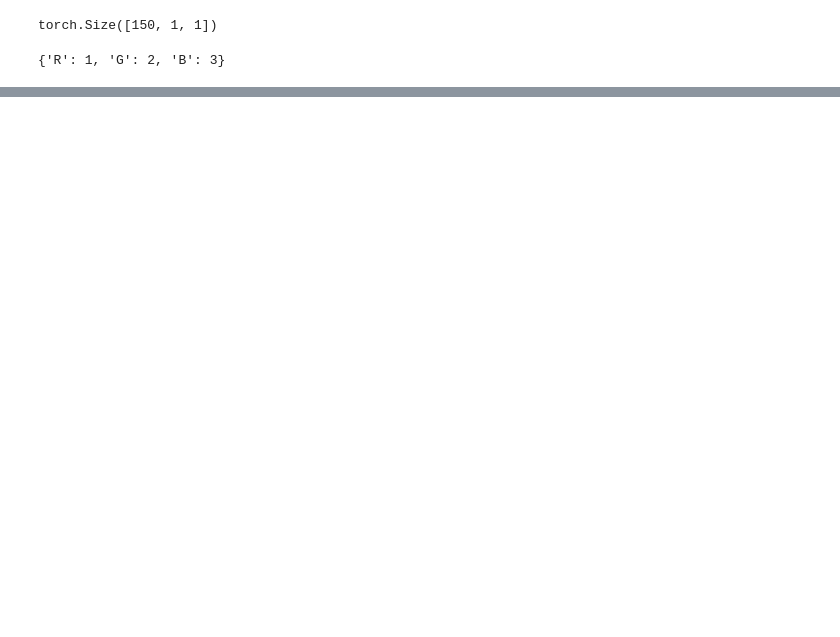
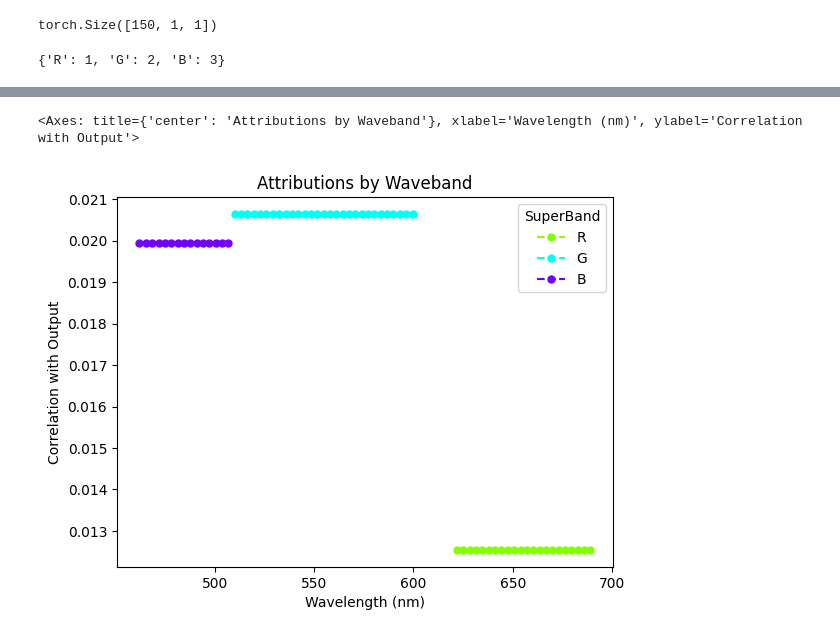
Before and after one commit to xai4space/meteors, a Jupyter notebook: examples/lime.ipynb, the cells around one changed output, grey strips where cells are left out. Saved outputs shown, nothing was run; the diff lists cells and outputs as text; code cells hidden in the pictures; blank space fills up the shorter version.

```diff
--- a/examples/lime.ipynb
+++ b/examples/lime.ipynb
@@ -346,0 +388,5 @@ RuntimeError: mean(): could not infer output dtype. Input dtype must be either a
+# %%
+mt.visualize.visualize_spectral_attributes_by_waveband(spectral_attributes, None)
+# %% [output]
+<Axes: title={'center': 'Attributions by Waveband'}, xlabel='Wavelength (nm)', ylabel='Correlation with Output'>
+[figure, added]
```
Also changed, not shown: parts of 30 cells of this notebook, 12 other files.
